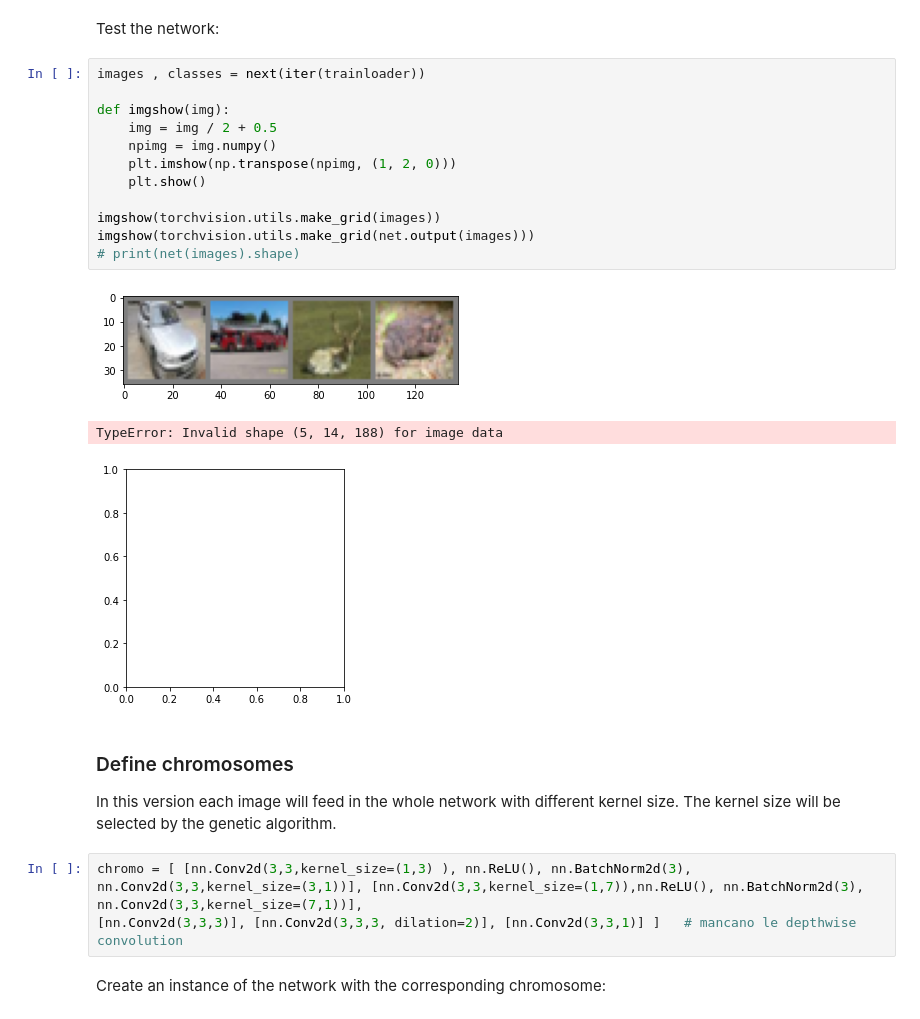
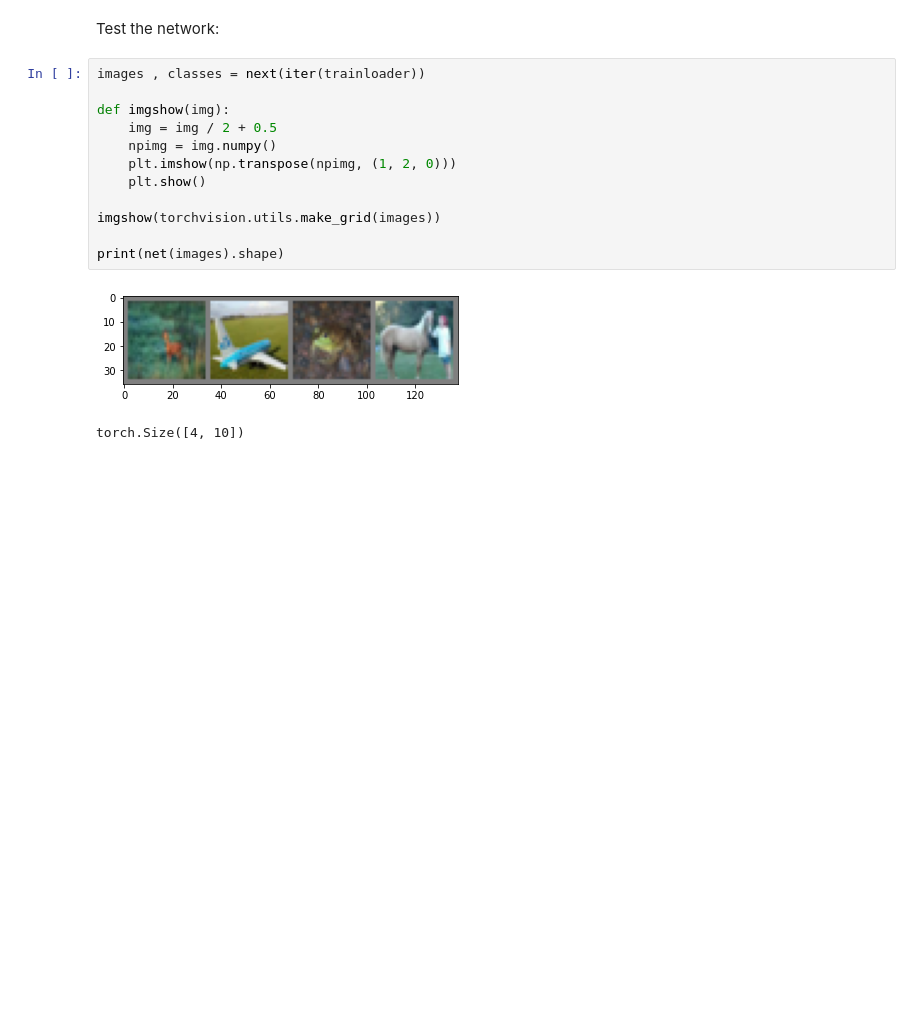
Before and after one commit to francescortu/Genetics_ANN, a Jupyter notebook: Architecture_selection/NN_selection.ipynb, the cells around one changed output. Saved outputs shown, nothing was run; the diff lists cells and outputs as text; blank space fills up the shorter version.

```diff
--- a/Architecture_selection/NN_selection.ipynb
+++ b/Architecture_selection/NN_selection.ipynb
@@ -241,25 +249,15 @@ Test the network:
 # %%
 images , classes = next(iter(trainloader))
 
 def imgshow(img):
     img = img / 2 + 0.5
     npimg = img.numpy()
     plt.imshow(np.transpose(npimg, (1, 2, 0)))
     plt.show()
 
 imgshow(torchvision.utils.make_grid(images))
-imgshow(torchvision.utils.make_grid(net.output(images)))
-# print(net(images).shape)
+
+print(net(images).shape)
 # %% [output]
-[figure, old version]
+[figure, new version]
-TypeError: Invalid shape (5, 14, 188) for image data
+torch.Size([4, 10])
-[figure, removed]
-# %% [markdown]
-### Define chromosomes
-
-In this version each image will feed in the whole network with different kernel size. The kernel size will be selected by the genetic algorithm.
-# %%
-chromo = [ [nn.Conv2d(3,3,kernel_size=(1,3) ), nn.ReLU(), nn.BatchNorm2d(3), nn.Conv2d(3,3,kernel_size=(3,1))], [nn.Conv2d(3,3,kernel_size=(1,7)),nn.ReLU(), nn.BatchNorm2d(3), nn.Conv2d(3,3,kernel_size=(7,1))],
-[nn.Conv2d(3,3,3)], [nn.Conv2d(3,3,3, dilation=2)], [nn.Conv2d(3,3,1)] ]   # mancano le depthwise convolution
-# %% [markdown]
-Create an instance of the network with the corresponding chromosome:
```
Also changed, not shown: parts of 7 cells of this notebook.
